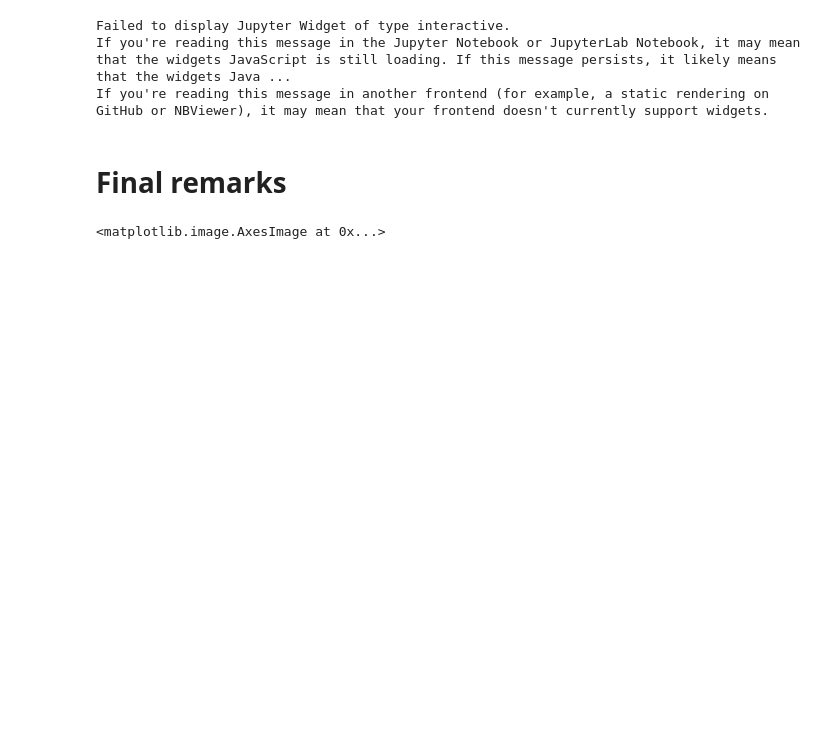
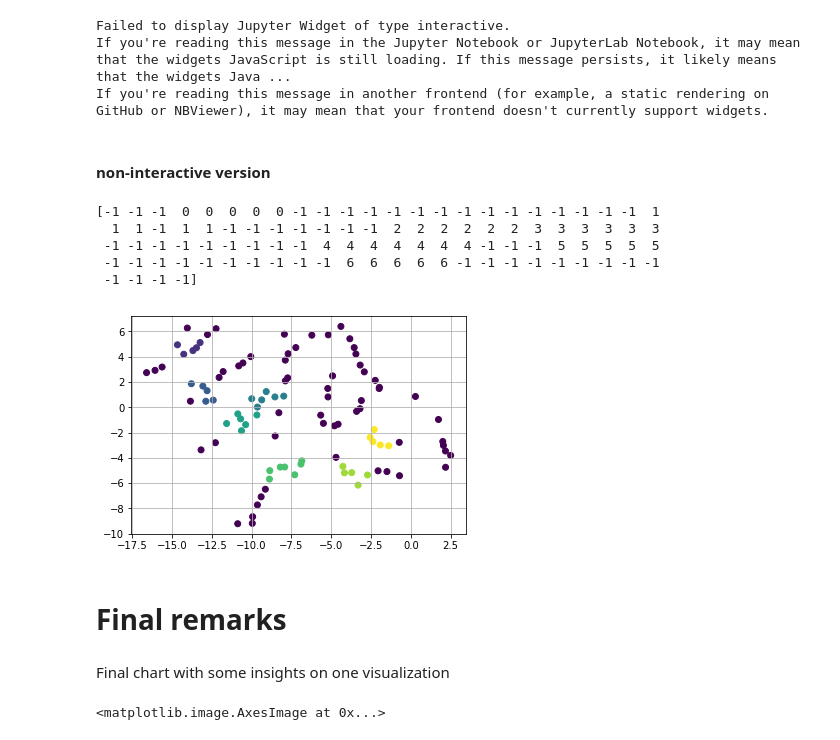
Before and after one commit to WUT-ML/appliedmldays_2018, a Jupyter notebook: notebook_local_precomputed.ipynb, the cells around one changed output. Cells and saved outputs as stored; diff of their text form; code cells hidden in the pictures; blank space fills up the shorter version.

```diff
--- a/notebook_local_precomputed.ipynb
+++ b/notebook_local_precomputed.ipynb
@@ -349,8 +362,31 @@ def f(eps):
 Failed to display Jupyter Widget of type interactive.
 If you're reading this message in the Jupyter Notebook or JupyterLab Notebook, it may mean that the widgets JavaScript is still loading. If this message persists, it likely means that the widgets Java ...
 If you're reading this message in another frontend (for example, a static rendering on GitHub or NBViewer), it may mean that your frontend doesn't currently support widgets.
+# %% [markdown]
+#### non-interactive version
+# %%
+eps=1.2 # manipulate this
+min_samples=5 # manipulate this
+
+tsne = TSNE(n_components=2, n_iter=1000,  perplexity=29)
+tsne_output = tsne.fit_transform(pca_space)
+
+dbscan = DBSCAN(eps=eps, min_samples=min_samples)
+dbscan_output = dbscan.fit_predict(tsne_output)
+plt.scatter(x=tsne_output[:,0], y=tsne_output[:,1], c=dbscan_output)
+plt.grid()
+print(dbscan_output)
+# %% [output]
+[-1 -1 -1  0  0  0  0  0 -1 -1 -1 -1 -1 -1 -1 -1 -1 -1 -1 -1 -1 -1 -1  1
+  1  1 -1  1  1 -1 -1 -1 -1 -1 -1 -1  2  2  2  2  2  2  3  3  3  3  3  3
+ -1 -1 -1 -1 -1 -1 -1 -1 -1  4  4  4  4  4  4  4 -1 -1 -1  5  5  5  5  5
+ -1 -1 -1 -1 -1 -1 -1 -1 -1 -1  6  6  6  6  6 -1 -1 -1 -1 -1 -1 -1 -1 -1
+ -1 -1 -1 -1]
+[figure, added]
 # %% [markdown]
 # Final remarks
+# %% [markdown]
+Final chart with some insights on one visualization
 # %%
 final_chart = pca_abs.max(axis=0)[:,:,[2,9,12]]
 final_chart = final_chart / final_chart.max()
```
Also changed, not shown: parts of 2 cells of this notebook, 1 other file.
